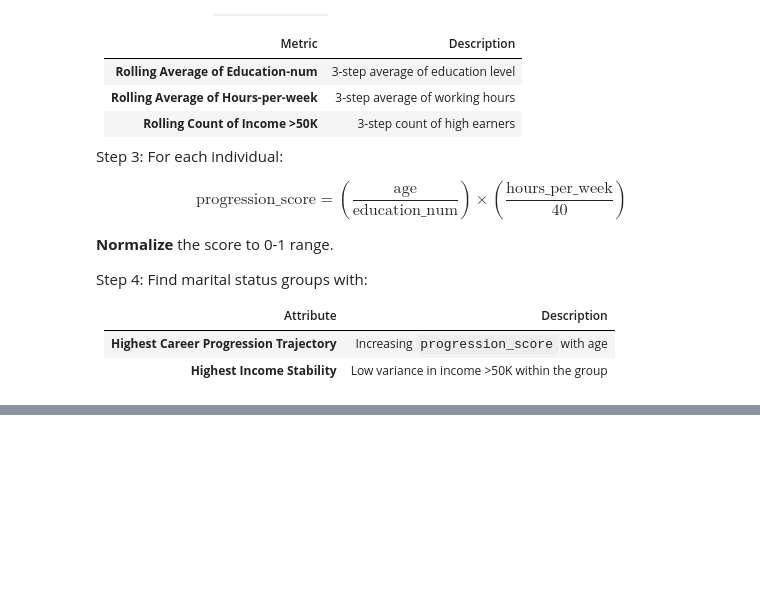
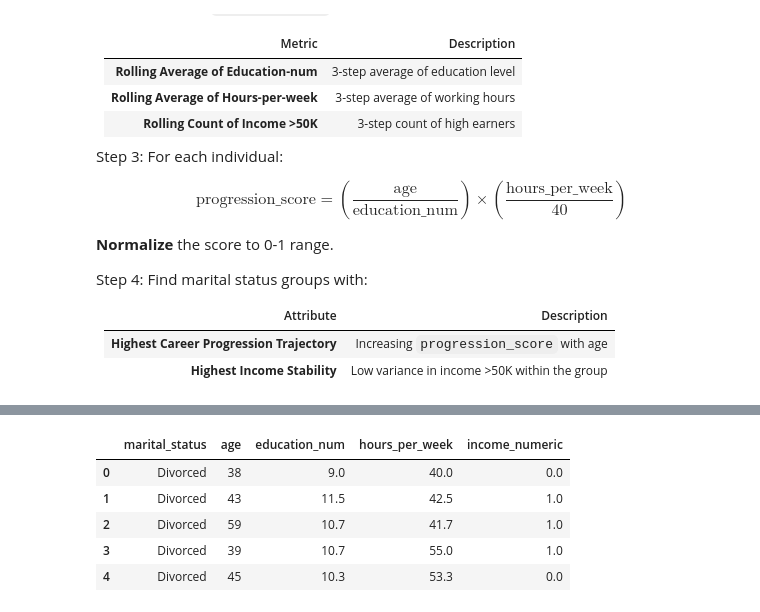
Before and after one commit to r-tavakoli/ai-ml-exercises, a Jupyter notebook: pandas/007_adult.ipynb, the cells around one changed output, grey strips where cells are left out. Saved outputs shown, nothing was run; the diff lists cells and outputs as text; code cells hidden in the pictures; blank space fills up the shorter version.

```diff
--- a/pandas/007_adult.ipynb
+++ b/pandas/007_adult.ipynb
@@ -511,3 +511,9 @@ Step 4: Find marital status groups with:
 |-----------|-------------|
 | **Highest Career Progression Trajectory** | Increasing `progression_score` with age |
 | **Highest Income Stability** | Low variance in income >50K within the group |
+# %%
+# step 1
+conditions = [data['age']<30, data['age'].between(30, 50), data['age']>50]
+labels = ['young', 'mid-career', 'senior']
+data['life_stage'] = np.select(condlist=conditions, choicelist=labels, default='unknown')
+data[['age', 'life_stage']].head()
@@ -513,0 +575,21 @@ Step 4: Find marital status groups with:
+# %%
+# step 2
+data['income_numeric'] = (data['income'] == '>50K').astype(int)
+
+rolling_agg = data.groupby(['marital_status']).rolling(
+    window=3,
+    on='age',
+    min_periods=1
+).agg({
+    'education_num': 'mean',
+    'hours_per_week': 'mean',
+    'income_numeric': 'sum'
+}).round(1).reset_index()
+rolling_agg.head()
+# %% [output]
+|  | marital_status | age | education_num | hours_per_week | income_numeric |
+| 0 | Divorced | 38 | 9.0 | 40.0 | 0.0 |
+| 1 | Divorced | 43 | 11.5 | 42.5 | 1.0 |
+| 2 | Divorced | 59 | 10.7 | 41.7 | 1.0 |
+| 3 | Divorced | 39 | 10.7 | 55.0 | 1.0 |
+| 4 | Divorced | 45 | 10.3 | 53.3 | 0.0 |
```
Also changed, not shown: parts of 5 cells of this notebook.
